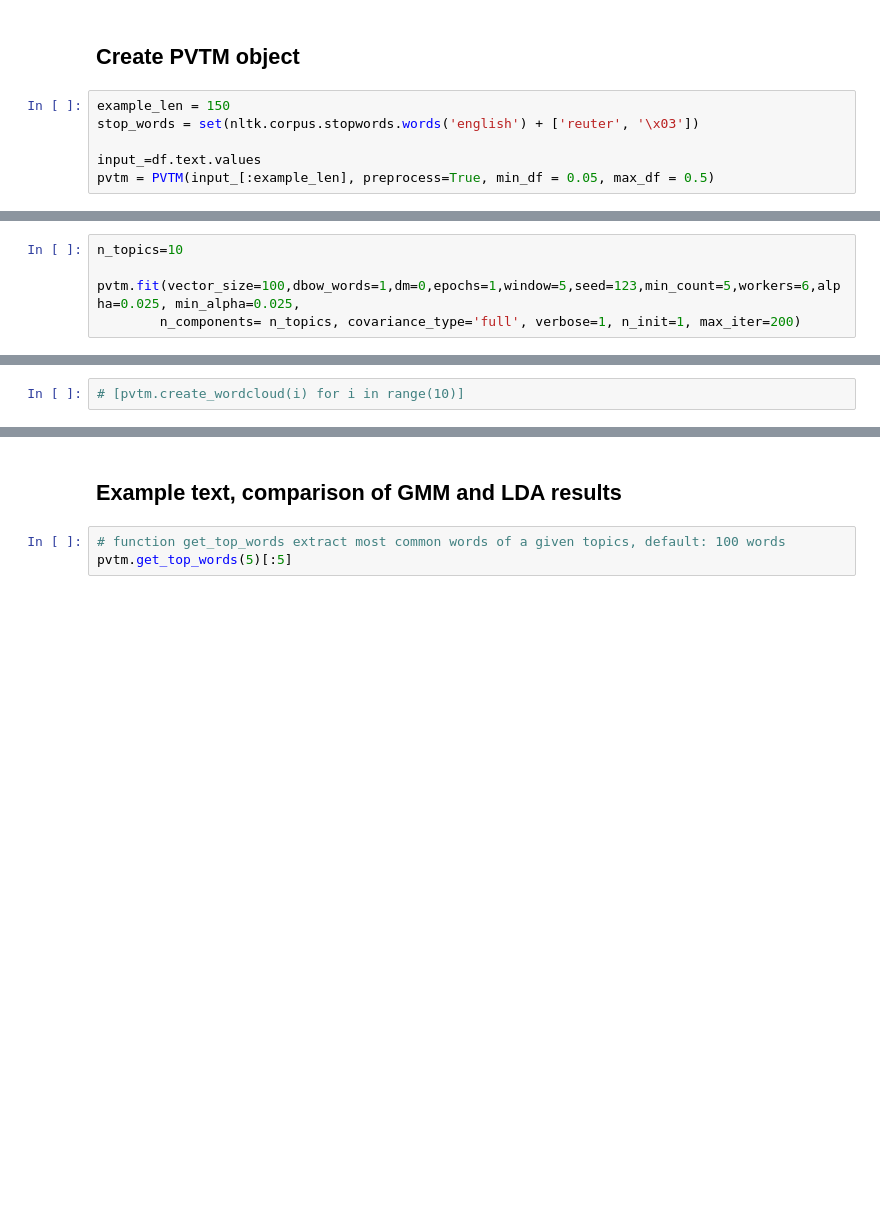
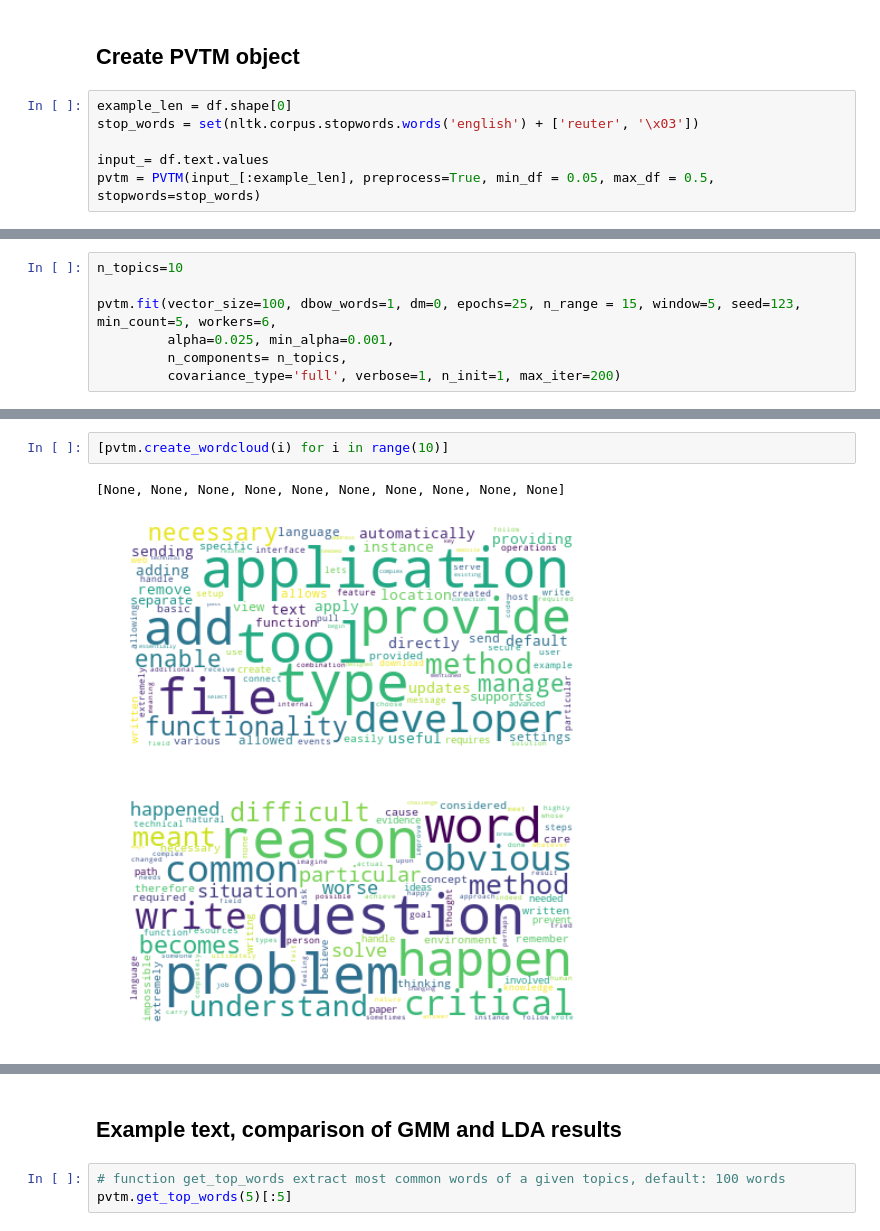
Before and after one commit to davidlenz/pvtm, a Jupyter notebook: class_PVTM.ipynb, the cells around one changed output, grey strips where cells are left out. Drawn from its saved outputs; the diff is of its cells as text; blank space fills up the shorter version.

Commit message:
changed Doc2Vec model fitting, added examples of applying infer_vector() on training documents

```diff
--- a/class_PVTM.ipynb
+++ b/class_PVTM.ipynb
@@ -267,10 +285,10 @@ https://stackoverflow.com/questions/23430248/separating-kwargs-for-different-fun
 # %% [markdown]
 ## Create PVTM object
 # %%
-example_len = 150
+example_len = df.shape[0]
 stop_words = set(nltk.corpus.stopwords.words('english') + ['reuter', '\x03'])
 
-input_=df.text.values
-pvtm = PVTM(input_[:example_len], preprocess=True, min_df = 0.05, max_df = 0.5)
+input_= df.text.values
+pvtm = PVTM(input_[:example_len], preprocess=True, min_df = 0.05, max_df = 0.5, stopwords=stop_words)
 # %% [output]
 0.05 0.5
@@ -278,6 +296,8 @@ pvtm = PVTM(input_[:example_len], preprocess=True, min_df = 0.05, max_df = 0.5)
 # %%
 n_topics=10
 
-pvtm.fit(vector_size=100,dbow_words=1,dm=0,epochs=1,window=5,seed=123,min_count=5,workers=6,alpha=0.025, min_alpha=0.025,
-        n_components= n_topics, covariance_type='full', verbose=1, n_init=1, max_iter=200)
+pvtm.fit(vector_size=100, dbow_words=1, dm=0, epochs=25, n_range = 15, window=5, seed=123, min_count=5, workers=6,
+         alpha=0.025, min_alpha=0.001,
+         n_components= n_topics,
+         covariance_type='full', verbose=1, n_init=1, max_iter=200)
 # %% [output]
@@ -305,2 +322,6 @@ pvtm.document_topics.shape # number of rows = number of documents; number of col
 # %%
-# [pvtm.create_wordcloud(i) for i in range(10)]
+[pvtm.create_wordcloud(i) for i in range(10)]
+# %% [output]
+[None, None, None, None, None, None, None, None, None, None]
+[figure, added]
+[figure, added]
```
Also changed, not shown: parts of 24 cells of this notebook.
